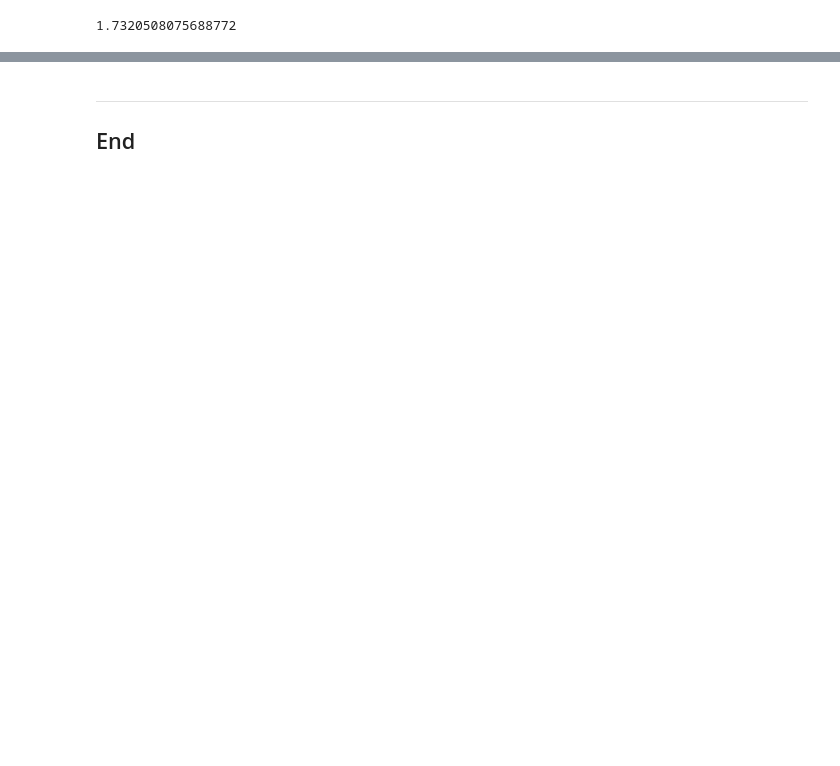
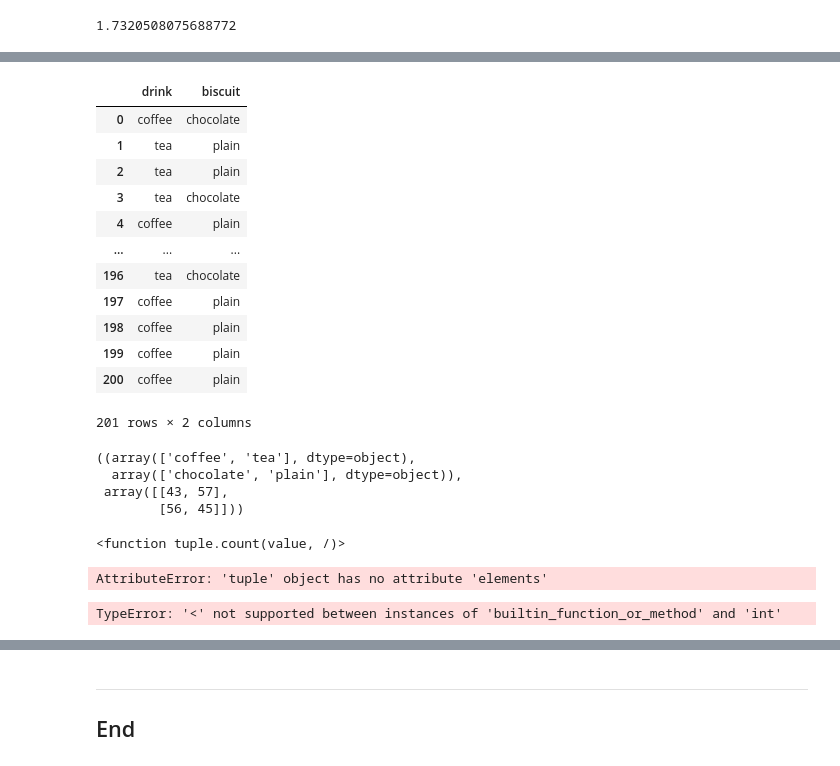
Before and after one commit to G00411367/machine-learning-stats, a Jupyter notebook: tasks.ipynb, the cells around one changed output, grey strips where cells are left out. Drawn from its saved outputs; the diff is of its cells as text; code cells hidden in the pictures; blank space fills up the shorter version.

```diff
--- a/tasks.ipynb
+++ b/tasks.ipynb
@@ -68,0 +142,6 @@ sqrt(3)
+# %%
+# 57 coffee drinkers who preferred plain biscuit
+coffee_plain = [["coffee", "plain"]] * 57
+
+# Show
+coffee_plain
@@ -68,0 +166,6 @@ sqrt(3)
+# %%
+# 45 tea drinkers who preferred plain biscuit
+tea_plain = [["tea", "plain"]] * 45
+
+# Show
+tea_plain
@@ -68,0 +190,7 @@ sqrt(3)
+# %%
+# Raw data, merge the four lists
+
+raw_data = coffee_choc + coffee_plain + tea_choc + tea_plain
+
+# show raw data
+raw_data
@@ -68,0 +240,7 @@ sqrt(3)
+# %%
+# Zip the list - make the rows columns and the columns rows
+# Interchange the outer and inner lists
+drink, biscuit = list(zip(*raw_data))
+
+# Show drink, biscuit
+drink, biscuit
@@ -68,0 +265,53 @@ sqrt(3)
+# %%
+# create a data frame
+df = pd.DataFrame({"drink": drink, "biscuit": biscuit})
+
+# show
+df
+# %% [output]
+|  | drink | biscuit |
+| 0 | coffee | chocolate |
+| 1 | tea | plain |
+| 2 | tea | plain |
+| 3 | tea | chocolate |
+| 4 | coffee | plain |
+| ... | ... | ... |
+| 196 | tea | chocolate |
+| 197 | coffee | plain |
+| 198 | coffee | plain |
+| 199 | coffee | plain |
+| 200 | coffee | plain |
+201 rows × 2 columns
+# %%
+# perform cross tab contingency
+cross = ss.contingency.crosstab(df["drink"], df["biscuit"])
+
+# show
+cross
+# %% [output]
+((array(['coffee', 'tea'], dtype=object),
+  array(['chocolate', 'plain'], dtype=object)),
+ array([[43, 57],
+        [56, 45]]))
+# %%
+# The counts.
+cross.count
+# %% [output]
+<function tuple.count(value, /)>
+# %%
+# The first variable and the second
+
+first, second = cross.elements
+
+#show
+first, second
+# %% [output]
+AttributeError: 'tuple' object has no attribute 'elements'
+# %%
+# Do the statistics.
+result = ss.chi2_contingency(cross.count, correction = False)
+
+# Show.
+result
+# %% [output]
+TypeError: '<' not supported between instances of 'builtin_function_or_method' and 'int'
```
Also changed, not shown: parts of 16 cells of this notebook.
